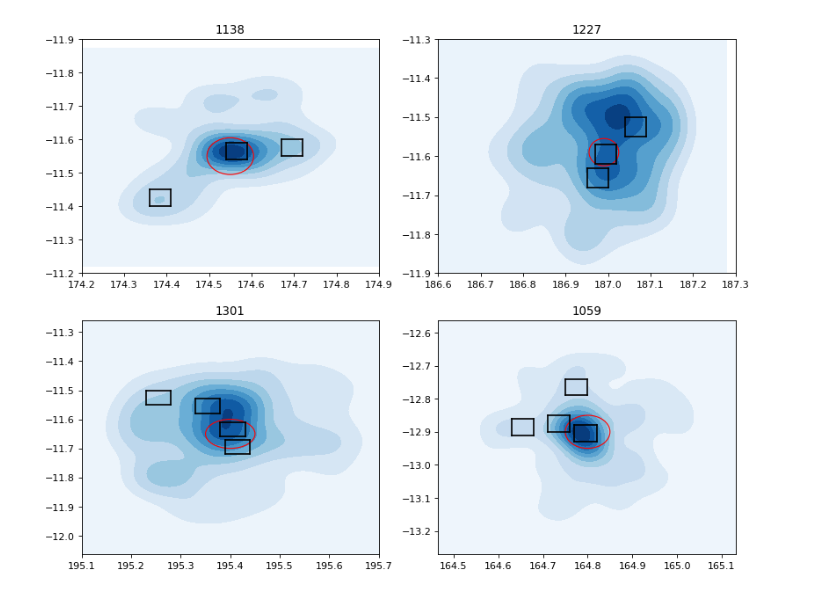
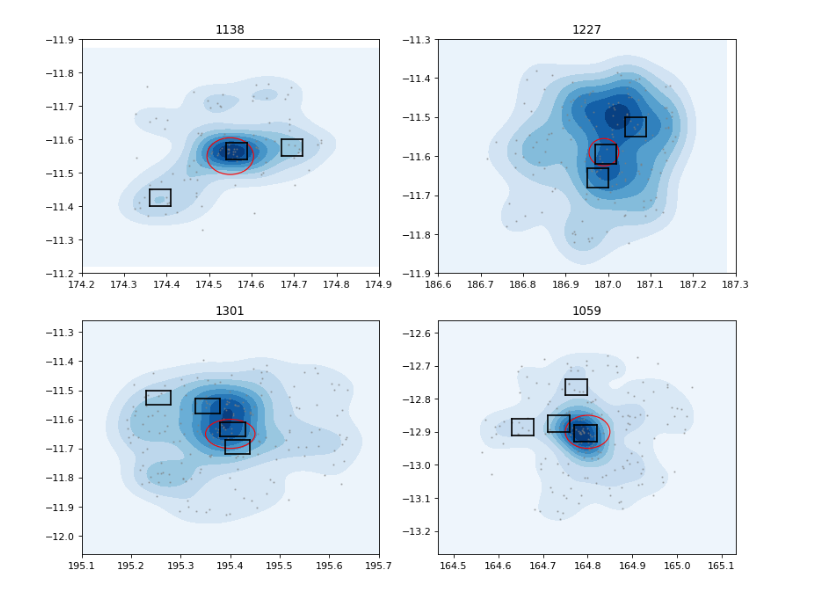
Before and after one commit to jrcooper91/grizli-ediscs, a Jupyter notebook: LDP_density.ipynb, the cells around one changed output. Saved outputs shown, nothing was run; the diff lists cells and outputs as text; code cells hidden in the pictures.

```diff
--- a/LDP_density.ipynb
+++ b/LDP_density.ipynb
@@ -64,6 +64,8 @@ circle1 = plt.Circle((174.55, -11.55), 0.055, color='r', fill=False)
 
 sns.kdeplot(ra, dec, cmap="Blues", shade=True, shade_lowest=True)
 plt.gcf().gca().add_artist(circle1)
+
+plt.scatter(ra,dec,color='grey', alpha=0.5, s=1)
 
 
 plt.plot(a,c,color='black')
@@ -130,6 +132,8 @@ circle1 = plt.Circle((186.99, -11.59), 0.035, color='r', fill=False)
 
 sns.kdeplot(ra, dec, cmap="Blues", shade=True, shade_lowest=True)
 plt.gcf().gca().add_artist(circle1)
+plt.scatter(ra,dec,color='grey', alpha=0.5, s=1)
+
 
 
 plt.title('1227')
@@ -202,6 +206,8 @@ circle1 = plt.Circle((195.4, -11.65), 0.05, color='r', fill=False)
 
 sns.kdeplot(ra, dec, cmap="Blues", shade=True, shade_lowest=True)
 plt.gcf().gca().add_artist(circle1)
+plt.scatter(ra,dec,color='grey', alpha=0.5, s=1)
+
 
 
 plt.plot(a,c,color='black')
@@ -267,31 +273,32 @@ b3 = [-12.79,-12.79]
 c3 = [-12.74,-12.74]
 d3 = [-12.79,-12.74]
 e3 = [164.75,164.75]
 f3 = [164.8,164.8]
 
 ra = np.array(ra)
 dec = np.array(dec)
 
 circle1 = plt.Circle((164.8, -12.9), 0.05, color='r', fill=False)
 sns.kdeplot(ra, dec, cmap="Blues", shade=True, shade_lowest=True)
 plt.gcf().gca().add_artist(circle1)
+plt.scatter(ra,dec,color='grey', alpha=0.5, s=1)
 plt.plot(a,c,color='black')
 plt.plot(a,b,color='black')
 plt.plot(e,d,color='black')
 plt.plot(f,d,color='black')
 plt.plot(a1,c1,color='black')
 plt.plot(a1,b1,color='black')
 plt.plot(e1,d1,color='black')
 plt.plot(f1,d1,color='black')
 plt.plot(a2,c2,color='black')
 plt.plot(a2,b2,color='black')
 plt.plot(e2,d2,color='black')
 plt.plot(f2,d2,color='black')
 plt.plot(a3,c3,color='black')
 plt.plot(a3,b3,color='black')
 plt.plot(e3,d3,color='black')
 plt.plot(f3,d3,color='black')
 plt.title('1059')
 plt.show()
 # %% [output]
-[figure, old version]
+[figure, new version]
```
